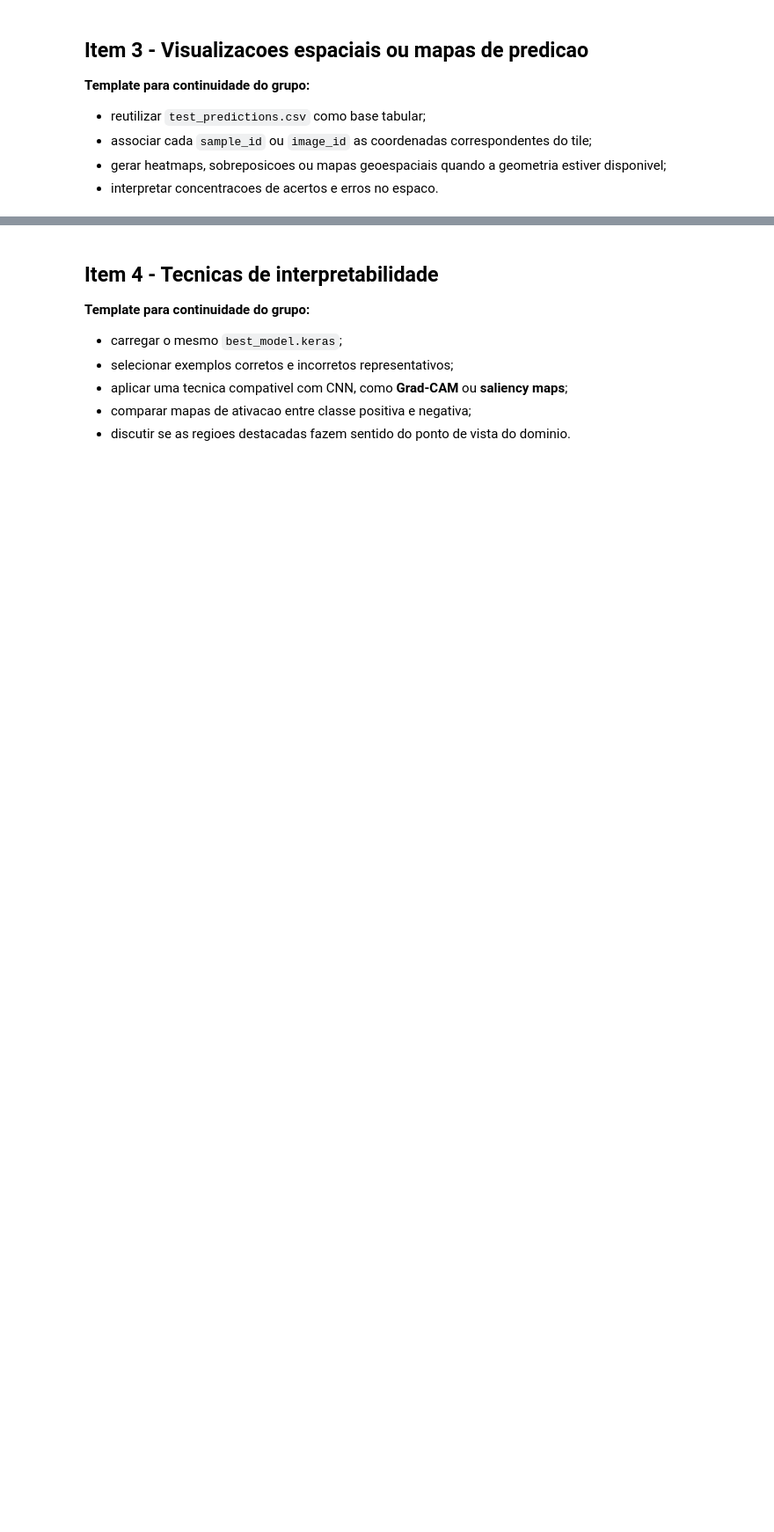
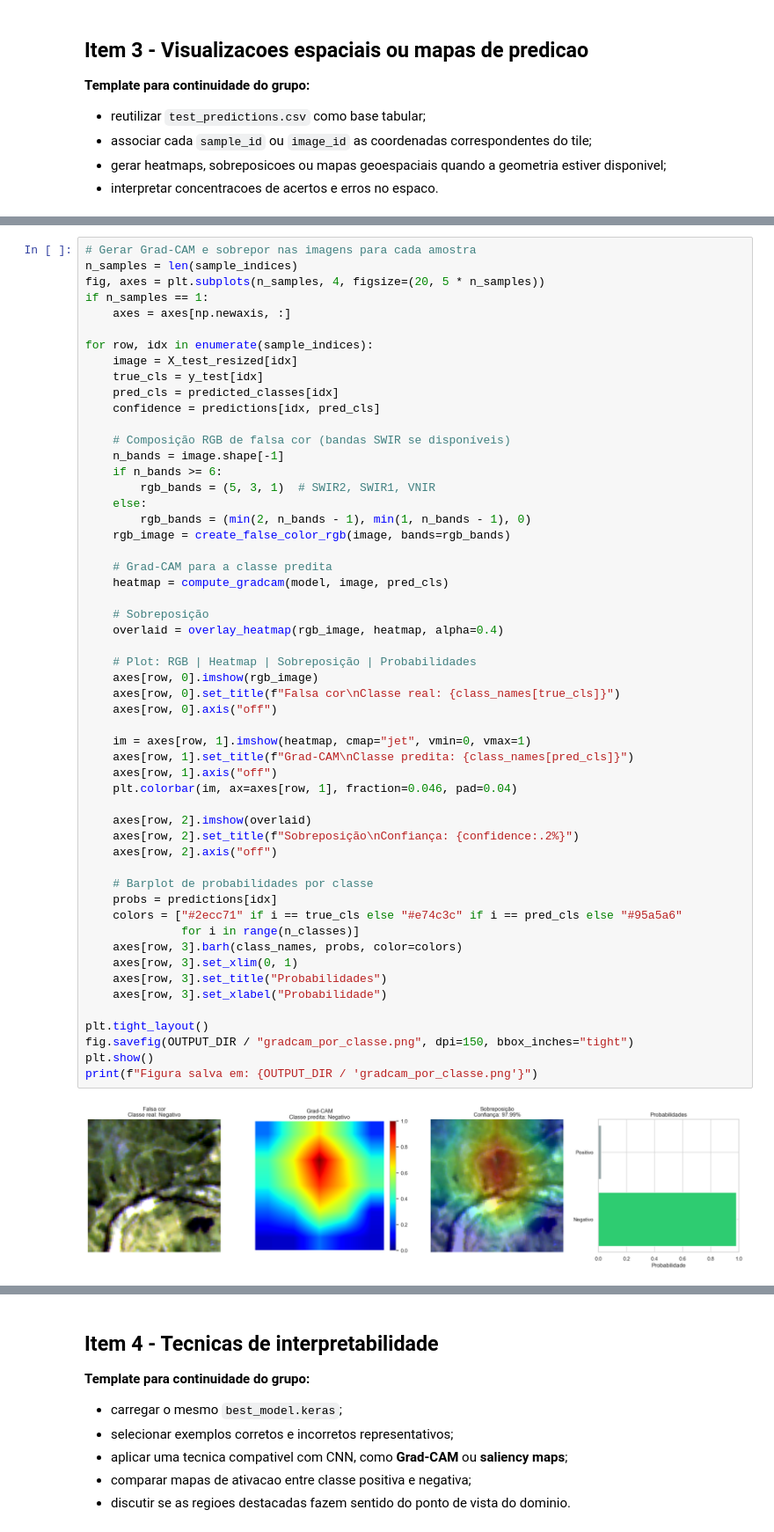
Before and after one commit to pedroauler12/SpectraAI, a Jupyter notebook: artefatos/a09_interpretabilidade_visualizacao/a09_interpretabilidade_visualizacao.ipynb, the cells around one changed output, grey strips where cells are left out. Shown at 88% size. Saved outputs shown, nothing was run; the diff lists cells and outputs as text; blank space fills up the shorter version.

Commit message:
feat: Implementar heatmaps closes #190

```diff
--- a/artefatos/a09_interpretabilidade_visualizacao/a09_interpretabilidade_visualizacao.ipynb
+++ b/artefatos/a09_interpretabilidade_visualizacao/a09_interpretabilidade_visualizacao.ipynb
@@ -573,0 +999,56 @@ No contexto de apoio a decisao em prospeccao, a implicacao pratica do trade-off
+# %%
+# Gerar Grad-CAM e sobrepor nas imagens para cada amostra
+n_samples = len(sample_indices)
+fig, axes = plt.subplots(n_samples, 4, figsize=(20, 5 * n_samples))
+if n_samples == 1:
+    axes = axes[np.newaxis, :]
+
+for row, idx in enumerate(sample_indices):
+    image = X_test_resized[idx]
+    true_cls = y_test[idx]
+    pred_cls = predicted_classes[idx]
+    confidence = predictions[idx, pred_cls]
+
+    # Composição RGB de falsa cor (bandas SWIR se disponíveis)
+    n_bands = image.shape[-1]
+    if n_bands >= 6:
+        rgb_bands = (5, 3, 1)  # SWIR2, SWIR1, VNIR
+    else:
+        rgb_bands = (min(2, n_bands - 1), min(1, n_bands - 1), 0)
+    rgb_image = create_false_color_rgb(image, bands=rgb_bands)
+
+    # Grad-CAM para a classe predita
+    heatmap = compute_gradcam(model, image, pred_cls)
+
+    # Sobreposição
+    overlaid = overlay_heatmap(rgb_image, heatmap, alpha=0.4)
+
+    # Plot: RGB | Heatmap | Sobreposição | Probabilidades
+    axes[row, 0].imshow(rgb_image)
+    axes[row, 0].set_title(f"Falsa cor\nClasse real: {class_names[true_cls]}")
+    axes[row, 0].axis("off")
+
+    im = axes[row, 1].imshow(heatmap, cmap="jet", vmin=0, vmax=1)
+    axes[row, 1].set_title(f"Grad-CAM\nClasse predita: {class_names[pred_cls]}")
+    axes[row, 1].axis("off")
+    plt.colorbar(im, ax=axes[row, 1], fraction=0.046, pad=0.04)
+
+    axes[row, 2].imshow(overlaid)
+    axes[row, 2].set_title(f"Sobreposição\nConfiança: {confidence:.2%}")
+    axes[row, 2].axis("off")
+
+    # Barplot de probabilidades por classe
+    probs = predictions[idx]
+    colors = ["#2ecc71" if i == true_cls else "#e74c3c" if i == pred_cls else "#95a5a6"
+              for i in range(n_classes)]
+    axes[row, 3].barh(class_names, probs, color=colors)
+    axes[row, 3].set_xlim(0, 1)
+    axes[row, 3].set_title("Probabilidades")
+    axes[row, 3].set_xlabel("Probabilidade")
+
+plt.tight_layout()
+fig.savefig(OUTPUT_DIR / "gradcam_por_classe.png", dpi=150, bbox_inches="tight")
+plt.show()
+print(f"Figura salva em: {OUTPUT_DIR / 'gradcam_por_classe.png'}")
+# %% [output]
+[figure, added]
```
Also changed, not shown: parts of 35 cells of this notebook, 12 other files.
